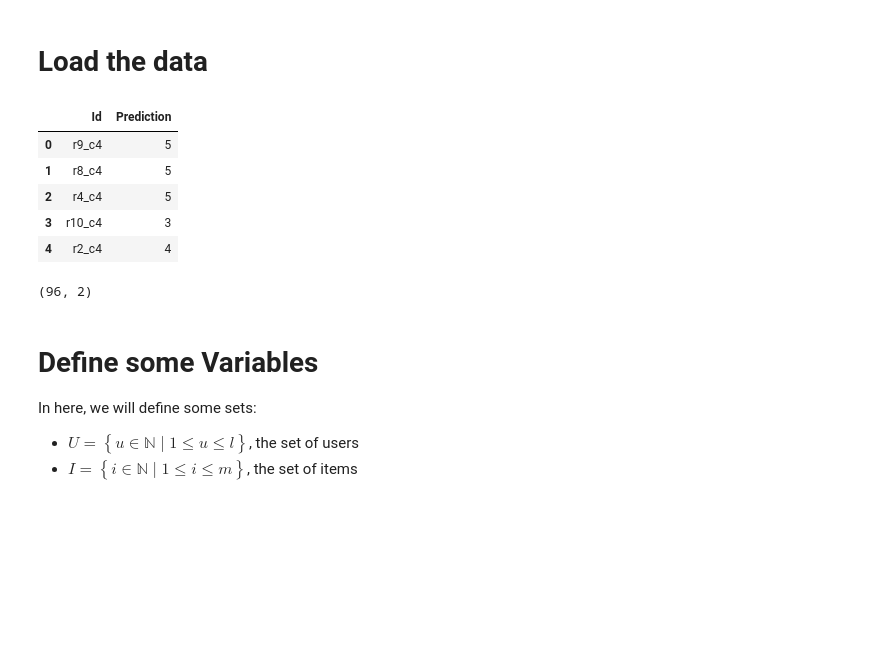
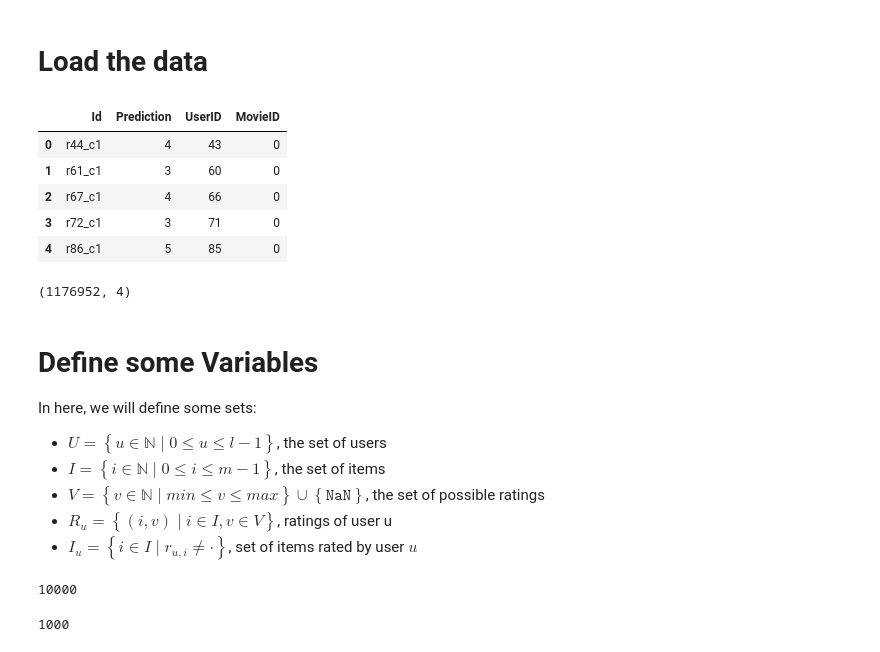
Before and after one commit to glederrey/PCML_Netflix_and_Chill, a Jupyter notebook: notebooks/Collaborative_Filtering_and_Pareto_Dominance.ipynb, the cells around one changed output. Cells and saved outputs as stored; diff of their text form; code cells hidden in the pictures; blank space fills up the shorter version.

```diff
--- a/notebooks/Collaborative_Filtering_and_Pareto_Dominance.ipynb
+++ b/notebooks/Collaborative_Filtering_and_Pareto_Dominance.ipynb
@@ -21,27 +24,42 @@ pd.options.display.max_columns = 100
 # %%
 # Define here the data set
-dataset = '../data/data_train_10.csv'
+dataset = '../data/data_train.csv'
 # %% [markdown]
 # Load the data
 # %%
 data = pd.read_csv(dataset)
-data['UserID'] = train['Id'].apply(lambda x: int(x.split('_')[0][1:]))
-data['MovieID'] = train['Id'].apply(lambda x: int(x.split('_')[1][1:]))
+data['UserID'] = data['Id'].apply(lambda x: int(x.split('_')[0][1:])-1)
+data['MovieID'] = data['Id'].apply(lambda x: int(x.split('_')[1][1:])-1)
 data.head()
 # %% [output]
-|  | Id | Prediction |
-| 0 | r9_c4 | 5 |
-| 1 | r8_c4 | 5 |
-| 2 | r4_c4 | 5 |
-| 3 | r10_c4 | 3 |
-| 4 | r2_c4 | 4 |
+|  | Id | Prediction | UserID | MovieID |
+| 0 | r44_c1 | 4 | 43 | 0 |
+| 1 | r61_c1 | 3 | 60 | 0 |
+| 2 | r67_c1 | 4 | 66 | 0 |
+| 3 | r72_c1 | 3 | 71 | 0 |
+| 4 | r86_c1 | 5 | 85 | 0 |
 # %%
 data.shape
 # %% [output]
-(96, 2)
+(1176952, 4)
 # %% [markdown]
 # Define some Variables
 
 In here, we will define some sets:
-* $U = \left\{u\in\mathbb{N} \mid 1 \leq u \leq l \right\}$, the set of users
-* $I = \left\{i \in\mathbb{N} \mid 1 \leq i \leq m \right\}$, the set of items
+* $U = \left\{u\in \mathbb{N} \mid 0 \leq u \leq l-1 \right\}$, the set of users
+* $I = \left\{i \in \mathbb{N} \mid 0 \leq i \leq m-1 \right\}$, the set of items
+* $V = \left\{v \in \mathbb{N} \mid min \leq v \leq max \right\} \cup \left\{ \texttt{NaN} \right\}$, the set of possible ratings
+* $R_u = \left\{(i,v) \mid i \in I, v \in V \right\}$, ratings of user u
+* $I_u = \left\{i \in I \mid r_{u,i} \neq \cdot \right\}$, set of items rated by user $u$
+# %%
+U = np.sort(data['UserID'].unique())
+l = len(U)
+l
+# %% [output]
+10000
+# %%
+I = np.sort(data['MovieID'].unique())
+m = len(I)
+m
+# %% [output]
+1000
```
Also changed, not shown: parts of 8 cells of this notebook, 7 other files.
